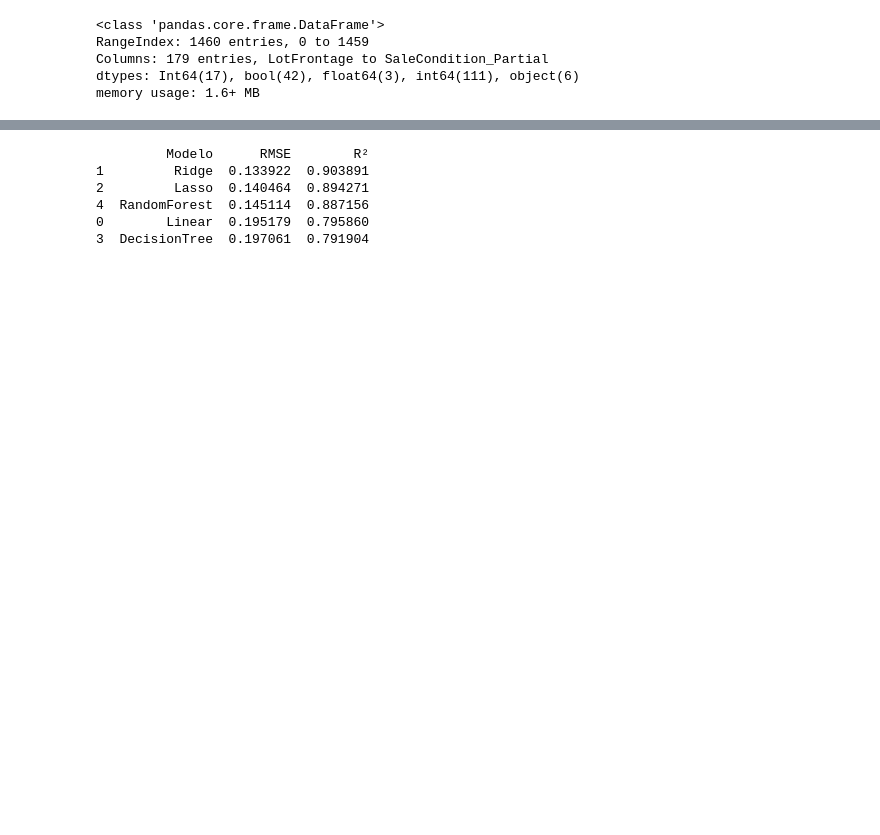
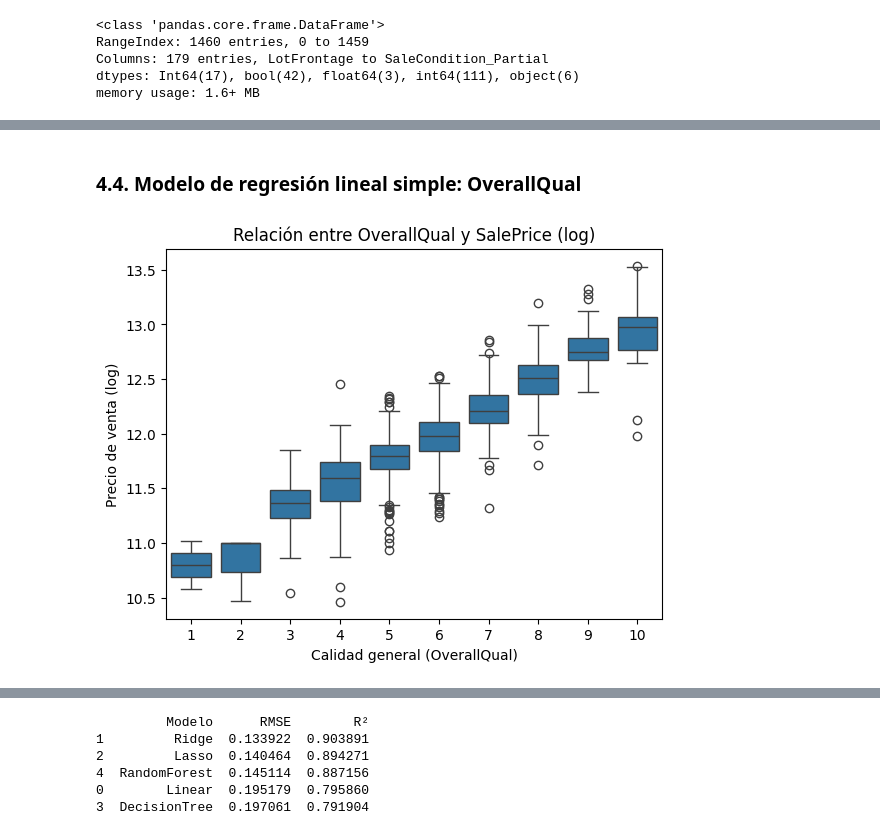
Before and after one commit to Club-CIAP/PreCIAP_2PAO_2025_Grupo2, a Jupyter notebook: notebooks/1.1-g2-notebook.ipynb, the cells around one changed output, grey strips where cells are left out. Cells and saved outputs as stored; diff of their text form; code cells hidden in the pictures; blank space fills up the shorter version.

```diff
--- a/notebooks/1.1-g2-notebook.ipynb
+++ b/notebooks/1.1-g2-notebook.ipynb
@@ -424,0 +450,10 @@ dtype: float64
+# %% [markdown]
+### 4.4. Modelo de regresión lineal simple: OverallQual
+# %%
+sns.boxplot(x='OverallQual', y='SalePrice', data=df_cleaned)
+plt.title("Relación entre OverallQual y SalePrice (log)")
+plt.xlabel("Calidad general (OverallQual)")
+plt.ylabel("Precio de venta (log)")
+plt.show()
+# %% [output]
+[figure, added]
```
Also changed, not shown: parts of 37 cells of this notebook.
